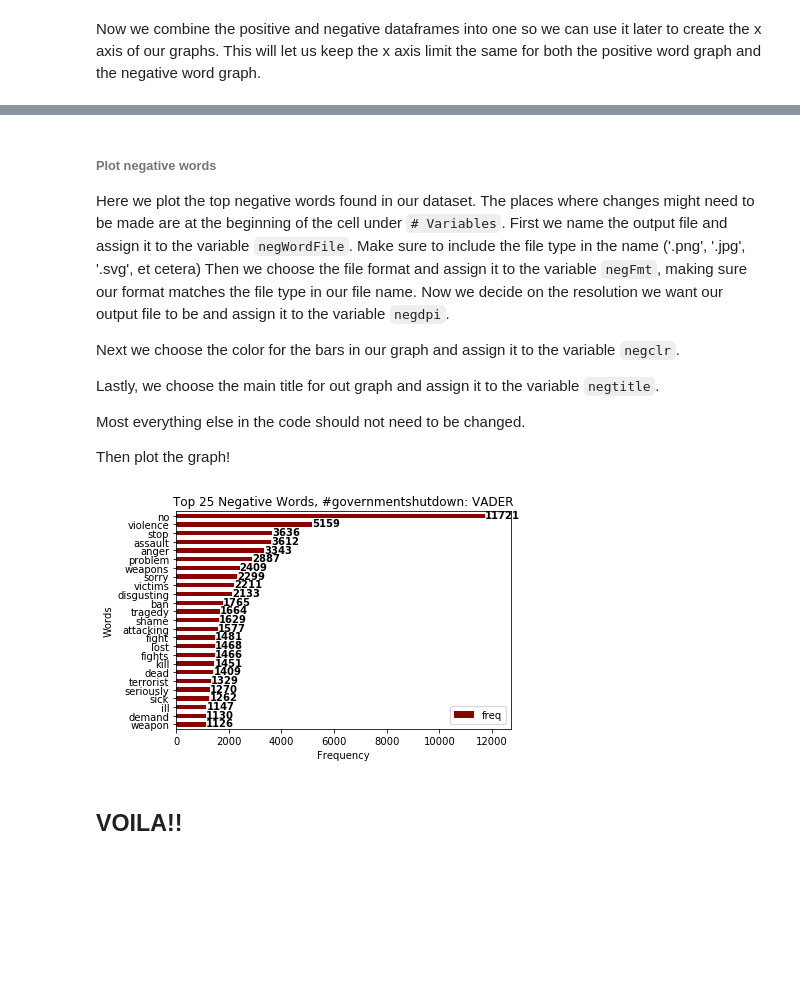
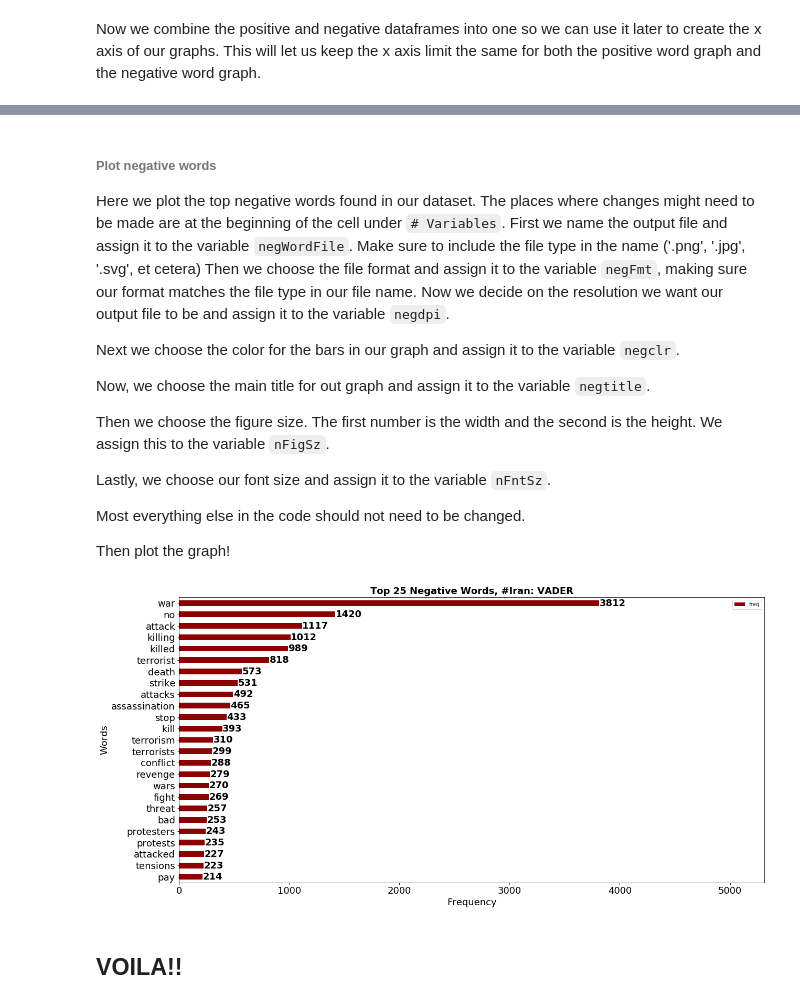
Before and after one commit to cyberdh/Text-Analysis, a Jupyter notebook: VADERSentimentAnalysis/notebooks/SentAnalysisPositive-NegativeWordFreq.ipynb, the cells around one changed output, grey strips where cells are left out. Cells and saved outputs as stored; diff of their text form; code cells hidden in the pictures; blank space fills up the shorter version.

```diff
--- a/VADERSentimentAnalysis/notebooks/SentAnalysisPositive-NegativeWordFreq.ipynb
+++ b/VADERSentimentAnalysis/notebooks/SentAnalysisPositive-NegativeWordFreq.ipynb
@@ -449,22 +447,21 @@ Then plot the graph!
 # Variables
 posWordFile = "posWordsVader.svg"
 posFmt = "svg"
-posdpi = 300
+posdpi = 600
 posclr = ['darkgreen']
-postitle = 'Top 25 Positive Words, #governmentshutdown: VADER'
+postitle = 'Top 25 Positive Words, #Iran: VADER'
+pFigSz = (20,10)
+pFntSz = 18
 
-#plot graph
-%matplotlib inline
-
-fig = posdf.plot(x= 'word',kind='barh', align='center', color = posclr)
-fig.set_ylabel('Words')
-fig.set_xlabel('Frequency')
-fig.set_title(postitle)
+fig = posdf.plot(x= 'word',kind='barh', align='center', color = posclr, figsize = pFigSz, fontsize = pFntSz)
+fig.set_ylabel('Words', fontsize = pFntSz)
+fig.set_xlabel('Frequency', fontsize = pFntSz)
+fig.set_title(postitle, fontweight='bold',fontsize = pFntSz)
 fig.set_ylim(fig.get_ylim()[::-1])
-fig.set_xlim(0,1000 + max(freqDF['freq']))
+fig.set_xlim(0,1500 + max(freqDF['freq']))
 
 for i, v in enumerate(posdf['freq']):
-    fig.text(v + 3, i + .25, str(v), color='black', fontweight='bold')
+    fig.text(v + 3, i + .25, str(v), color='black', fontweight='bold', fontsize = pFntSz )
 
 plt.savefig(os.path.join(dataResults, posWordFile), format= posFmt, dpi=posdpi, bbox_inches='tight',)
 plt.show()
@@ -477,7 +474,11 @@ Here we plot the top negative words found in our dataset. The places where chang
 
 Next we choose the color for the bars in our graph and assign it to the variable `negclr`.
 
-Lastly, we choose the main title for out graph and assign it to the variable `negtitle`.
+Now, we choose the main title for out graph and assign it to the variable `negtitle`.
+
+Then we choose the figure size. The first number is the width and the second is the height. We assign this to the variable `nFigSz`.
+
+Lastly, we choose our font size and assign it to the variable `nFntSz`.
 
 Most everything else in the code should not need to be changed.
 
@@ -485,29 +486,32 @@ Then plot the graph!
 # %%
 # Variables
 negWordFile = "negWordsVader.svg"
 negFmt = "svg"
-negdpi = 300
+negdpi = 600
 negclr = ['darkred']
-negtitle = 'Top 25 Negative Words, #governmentshutdown: VADER'
-
+negtitle = 'Top 25 Negative Words, #Iran: VADER'
+nFigSz = (20,10)
+nFntSz = 18
 
 # plot
-fig = negdf.plot(x= 'word',kind='barh', align='center', color = negclr)
-fig.set_ylabel('Words')
-fig.set_xlabel('Frequency')
-fig.set_title(negtitle)
+
+fig = negdf.plot(x= 'word',kind='barh', align='center', color = negclr, figsize = nFigSz, fontsize = nFntSz)
+fig.set_ylabel('Words', fontsize = nFntSz)
+fig.set_xlabel('Frequency', fontsize = nFntSz)
+fig.set_title(negtitle, fontweight = 'bold', fontsize = nFntSz)
 fig.set_ylim(fig.get_ylim()[::-1])
-fig.set_xlim(0,1000 + max(freqDF['freq']))
+fig.set_xlim(0,1500 + max(freqDF['freq']))
 
 for i, v in enumerate(negdf['freq']):
-    fig.text(v + 3, i + .25, str(v), color='black', fontweight='bold')
+    fig.text(v + 3, i + .25, str(v), color='black', fontweight='bold', fontsize = nFntSz)
+
 
 
 plt.savefig(os.path.join(dataResults, negWordFile), format=negFmt, dpi=negdpi, bbox_inches='tight',)
 
 plt.show()
 # %% [output]
-[figure, old version]
+[figure, new version]
 # %% [markdown]
 ## VOILA!!
 # %% [markdown]
```
Also changed, not shown: parts of 22 cells of this notebook.
